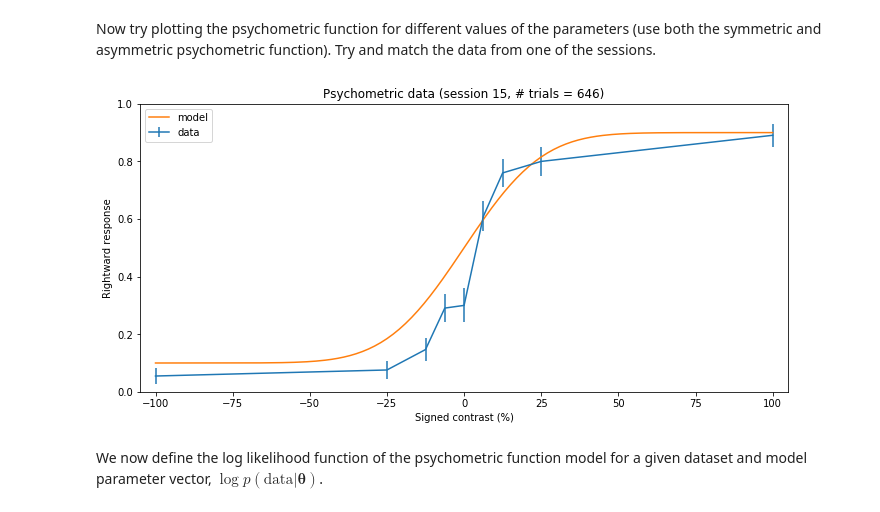
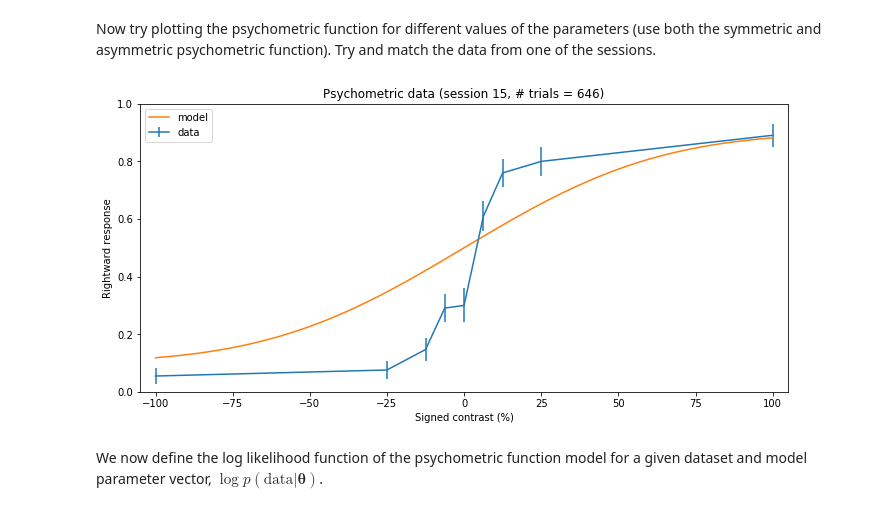
Before and after one commit to lacerbi/ibl-2020-tutorial, a Jupyter notebook: ibl-intro-model-fitting-notebook.ipynb, the cells around one changed output. Saved outputs shown, nothing was run; the diff lists cells and outputs as text; code cells hidden in the pictures.

```diff
--- a/ibl-intro-model-fitting-notebook.ipynb
+++ b/ibl-intro-model-fitting-notebook.ipynb
@@ -154,14 +154,14 @@ def psychofun_plot(theta,ax):
 # %% [markdown]
 Now try plotting the psychometric function for different values of the parameters (use both the symmetric and asymmetric psychometric function). Try and match the data from one of the sessions.
 # %%
-theta0 = (0,20,0.2,0.5) # Arbitrary parameter values - try different ones
+theta0 = (0,50,0.2,0.5) # Arbitrary parameter values - try different ones
 session_num = 15
 fig = plt.figure(figsize=(9,4))
 ax = plot_psychometric_data(df,session_num)
 psychofun_plot(theta0,ax)
 plt.show()
 # %% [output]
-[figure, old version]
+[figure, new version]
 # %% [markdown]
 We now define the log likelihood function of the psychometric function model for a given dataset and model parameter vector, $\log p(\text{data}|\mathbf{\theta})$.
 # %%
```
Also changed, not shown: parts of 7 cells of this notebook, 6 other files.
